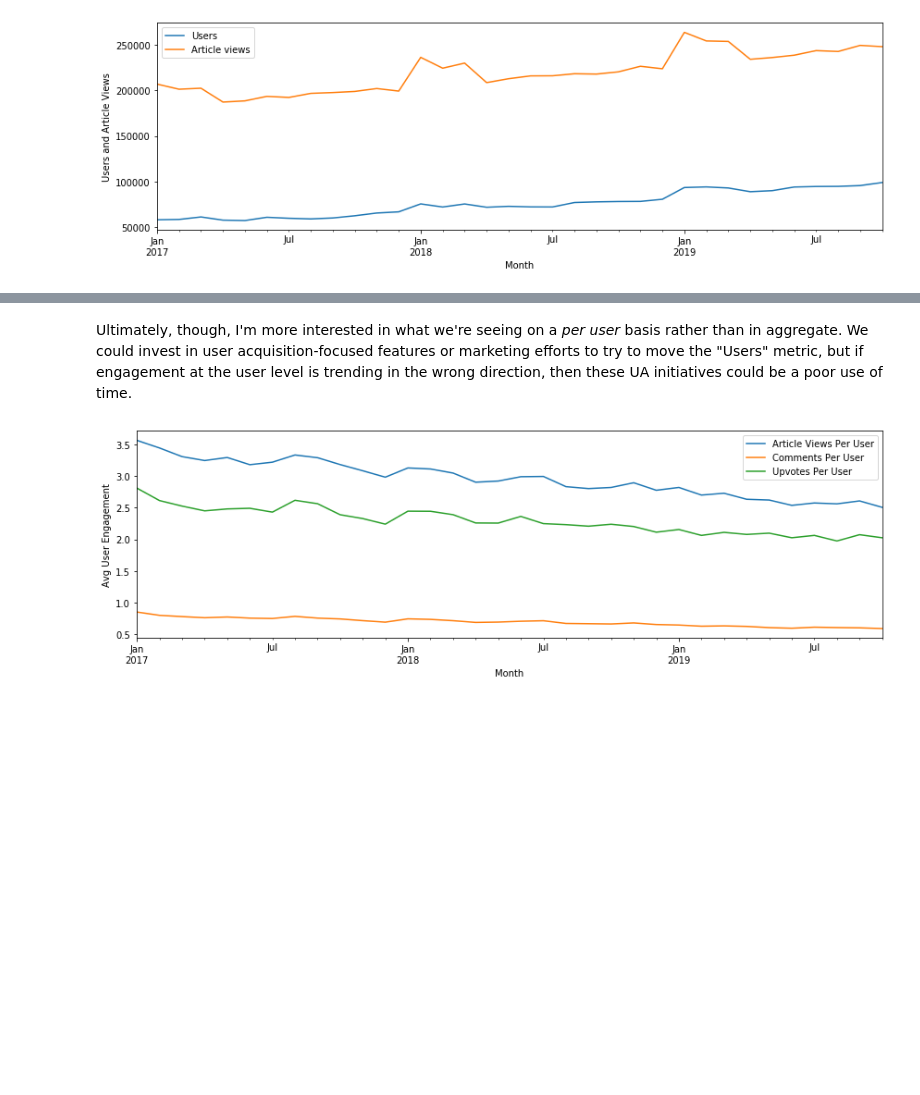
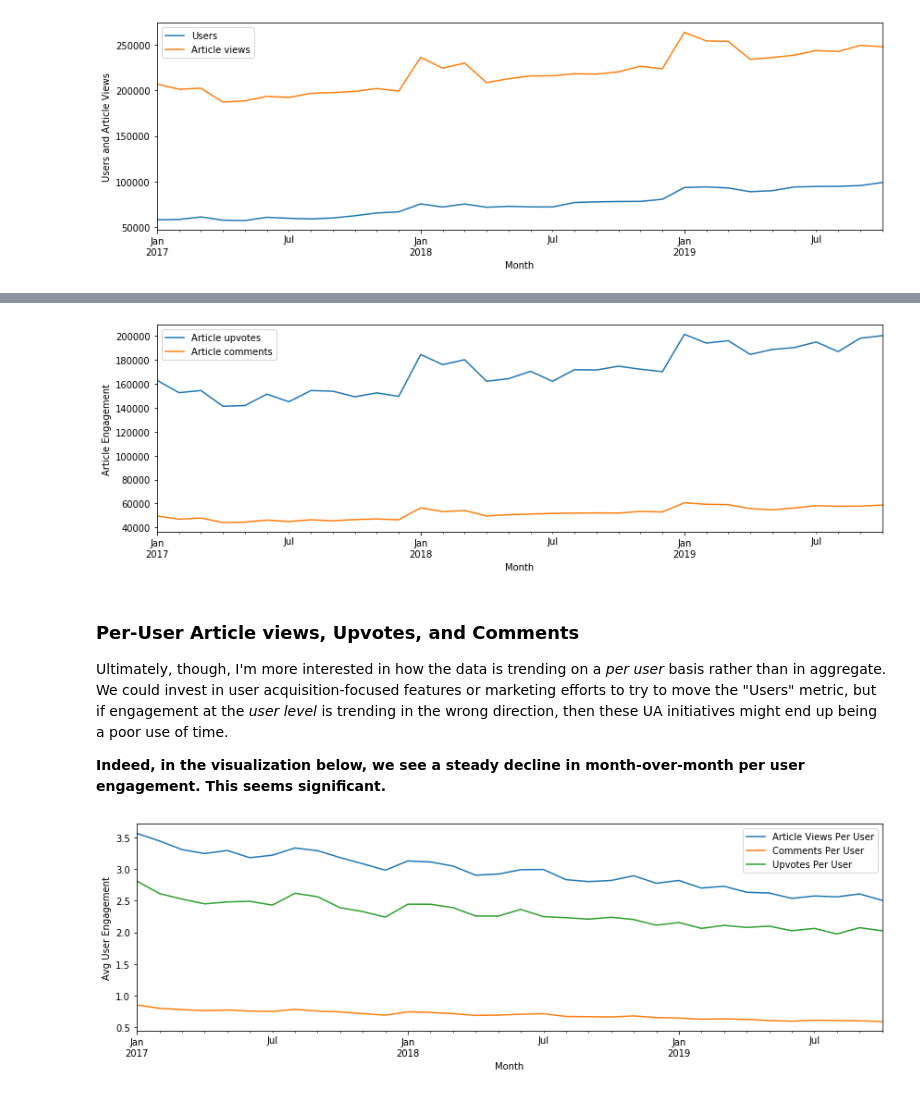
Before and after one commit to wints/winters-exercise, a Jupyter notebook: Winters-Exercise.ipynb, the cells around one changed output, grey strips where cells are left out. Saved outputs shown, nothing was run; the diff lists cells and outputs as text; code cells hidden in the pictures; blank space fills up the shorter version.

```diff
--- a/Winters-Exercise.ipynb
+++ b/Winters-Exercise.ipynb
@@ -79,5 +89,20 @@ plt.tight_layout()
+# %%
+plt.figure(figsize=(20,10))
+other_engagement = ['Article upvotes', 'Article comments']
+for metric in other_engagement:
+    df_timeseries[metric].plot(figsize=(12,4),label=metric)
+plt.xlabel(xlabel='Month')
+plt.ylabel(ylabel='Article Engagement')
+plt.legend()
+plt.tight_layout()
+# %% [output]
+[figure, added]
 # %% [markdown]
-Ultimately, though, I'm more interested in what we're seeing on a _per user_ basis rather than in aggregate. We could invest in user acquisition-focused features or marketing efforts to try to move the "Users" metric, but if engagement at the user level is trending in the wrong direction, then these UA initiatives could be a poor use of time.
+### Per-User Article views, Upvotes, and Comments
+
+Ultimately, though, I'm more interested in how the data is trending on a _per user_ basis rather than in aggregate. We could invest in user acquisition-focused features or marketing efforts to try to move the "Users" metric, but if engagement at the *user level* is trending in the wrong direction, then these UA initiatives might end up being a poor use of time.
+
+**Indeed, in the visualization below, we see a steady decline in month-over-month per user engagement. This seems significant.**
 # %%
 # Add column with article views per user
 df_timeseries['Article Views Per User'] = df_timeseries['Article views'] / df_timeseries['Users']
```
Also changed, not shown: parts of 6 cells of this notebook.
